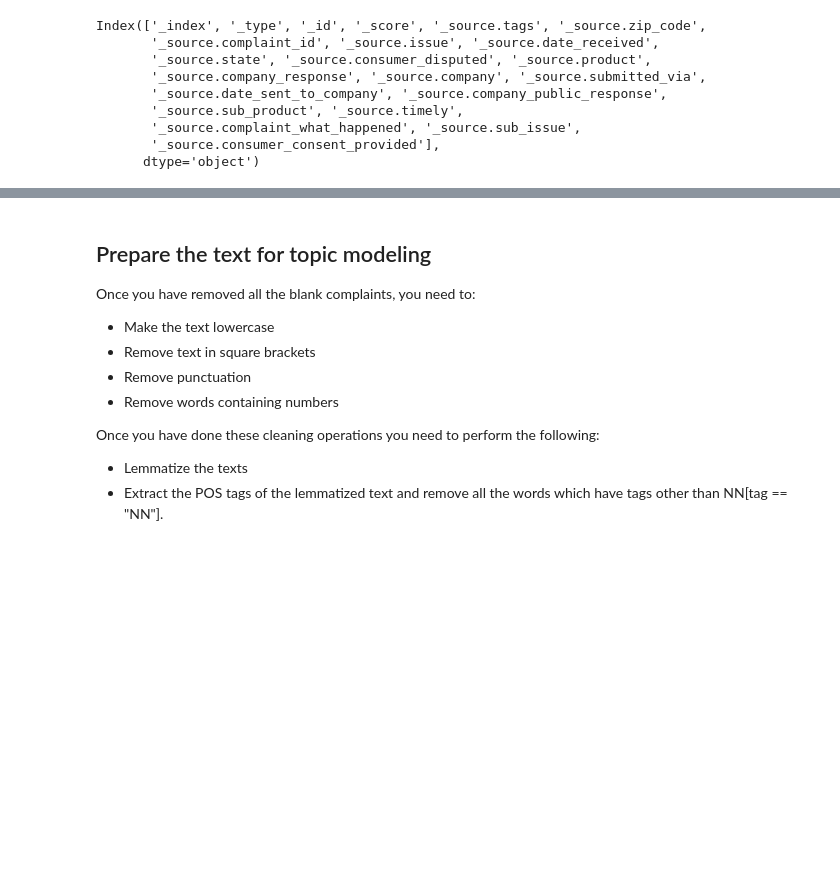
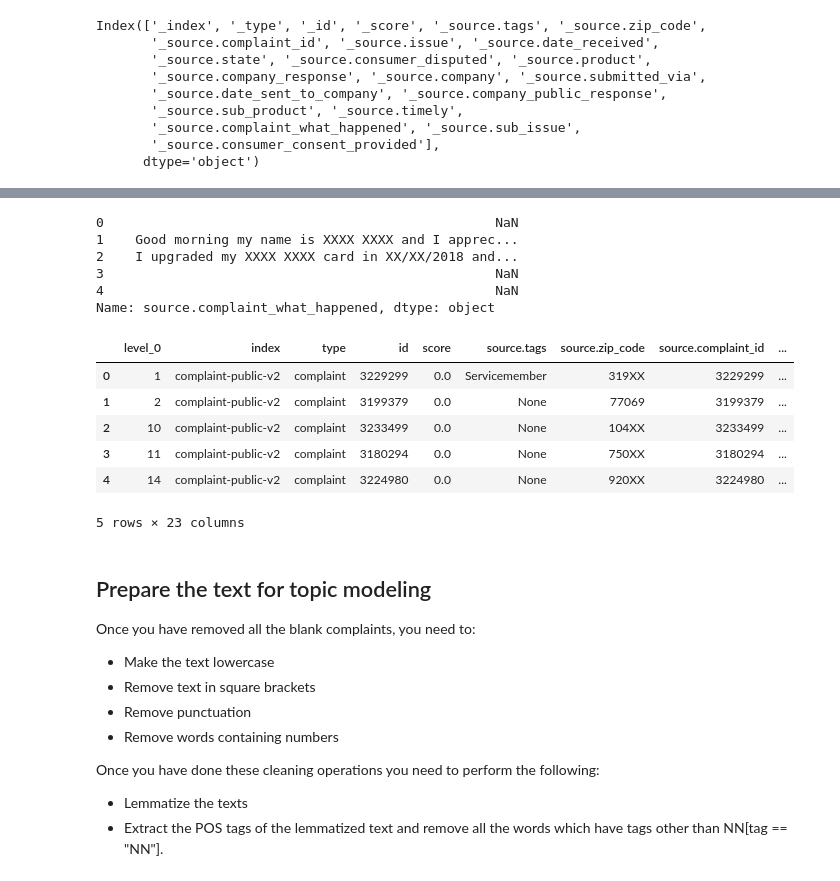
Before and after one commit to Ashish0898/Automatic-Ticket-Classification, a Jupyter notebook: Automatic_Ticket_Classification_Assignment.ipynb, the cells around one changed output, grey strips where cells are left out. Drawn from its saved outputs; the diff is of its cells as text; code cells hidden in the pictures; blank space fills up the shorter version.

```diff
--- a/Automatic_Ticket_Classification_Assignment.ipynb
+++ b/Automatic_Ticket_Classification_Assignment.ipynb
@@ -127,5 +147,28 @@ Index(['_index', '_type', '_id', '_score', '_source.tags', '_source.zip_code',
+# %%
+df['source.complaint_what_happened'].head()
+# %% [output]
+0                                                  NaN
+1    Good morning my name is XXXX XXXX and I apprec...
+2    I upgraded my XXXX XXXX card in XX/XX/2018 and...
+3                                                  NaN
+4                                                  NaN
+Name: source.complaint_what_happened, dtype: object
 # %%
 #Remove all rows where complaints column is nan
+#df.drop(df[df['source.complaint_what_happened'].notnull()].index,inplace=True)
+df2=df[df['source.complaint_what_happened'].notnull()]
+# %%
+df2=df2.reset_index()
+# %%
+df2.head()
+# %% [output]
+|  | level_0 | index | type | id | score | source.tags | source.zip_code | source.complaint_id | ... |
+| 0 | 1 | complaint-public-v2 | complaint | 3229299 | 0.0 | Servicemember | 319XX | 3229299 | ... |
+| 1 | 2 | complaint-public-v2 | complaint | 3199379 | 0.0 | None | 77069 | 3199379 | ... |
+| 2 | 10 | complaint-public-v2 | complaint | 3233499 | 0.0 | None | 104XX | 3233499 | ... |
+| 3 | 11 | complaint-public-v2 | complaint | 3180294 | 0.0 | None | 750XX | 3180294 | ... |
+| 4 | 14 | complaint-public-v2 | complaint | 3224980 | 0.0 | None | 920XX | 3224980 | ... |
+5 rows × 23 columns
 # %% [markdown]
 ## Prepare the text for topic modeling
 
```
Also changed, not shown: parts of 10 cells of this notebook.
